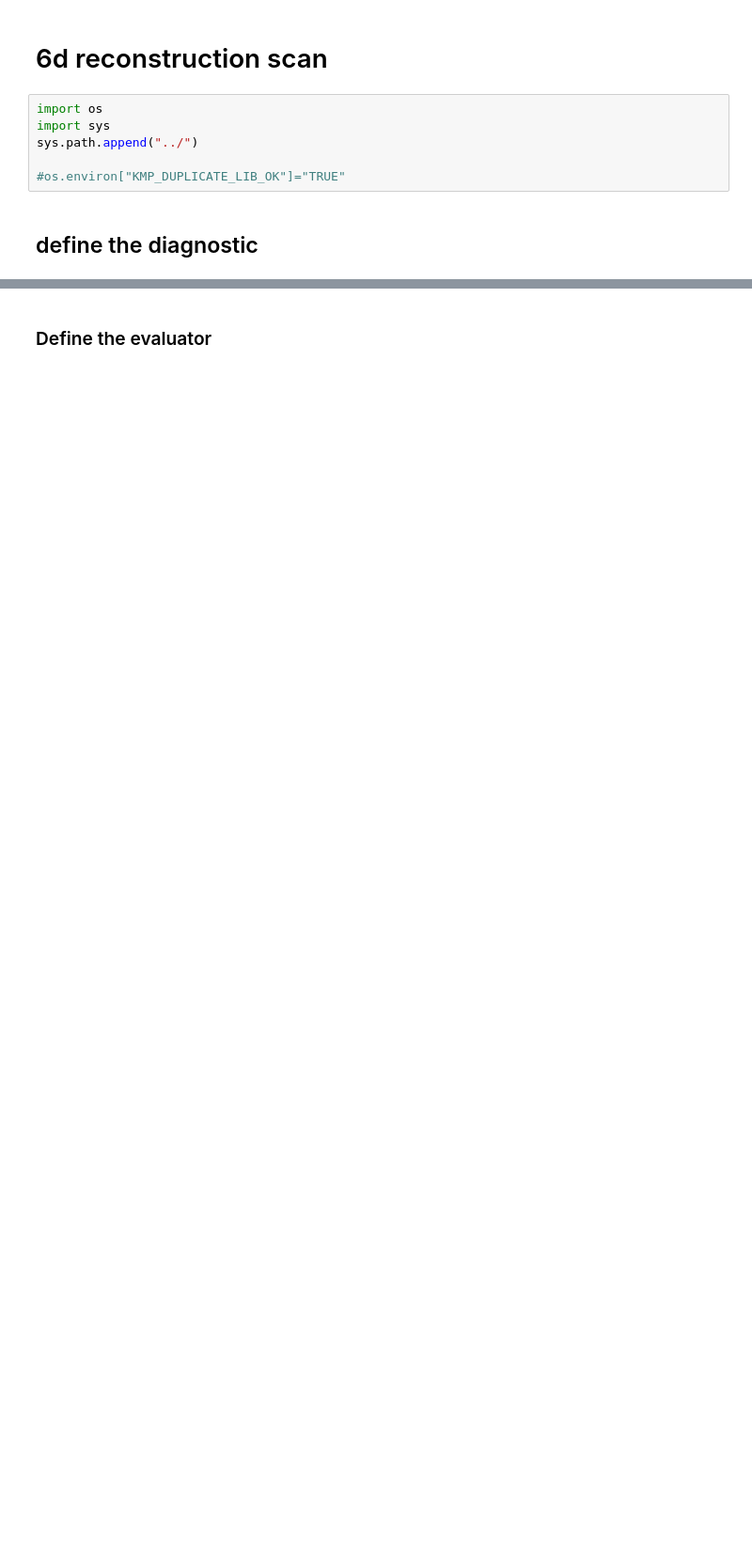
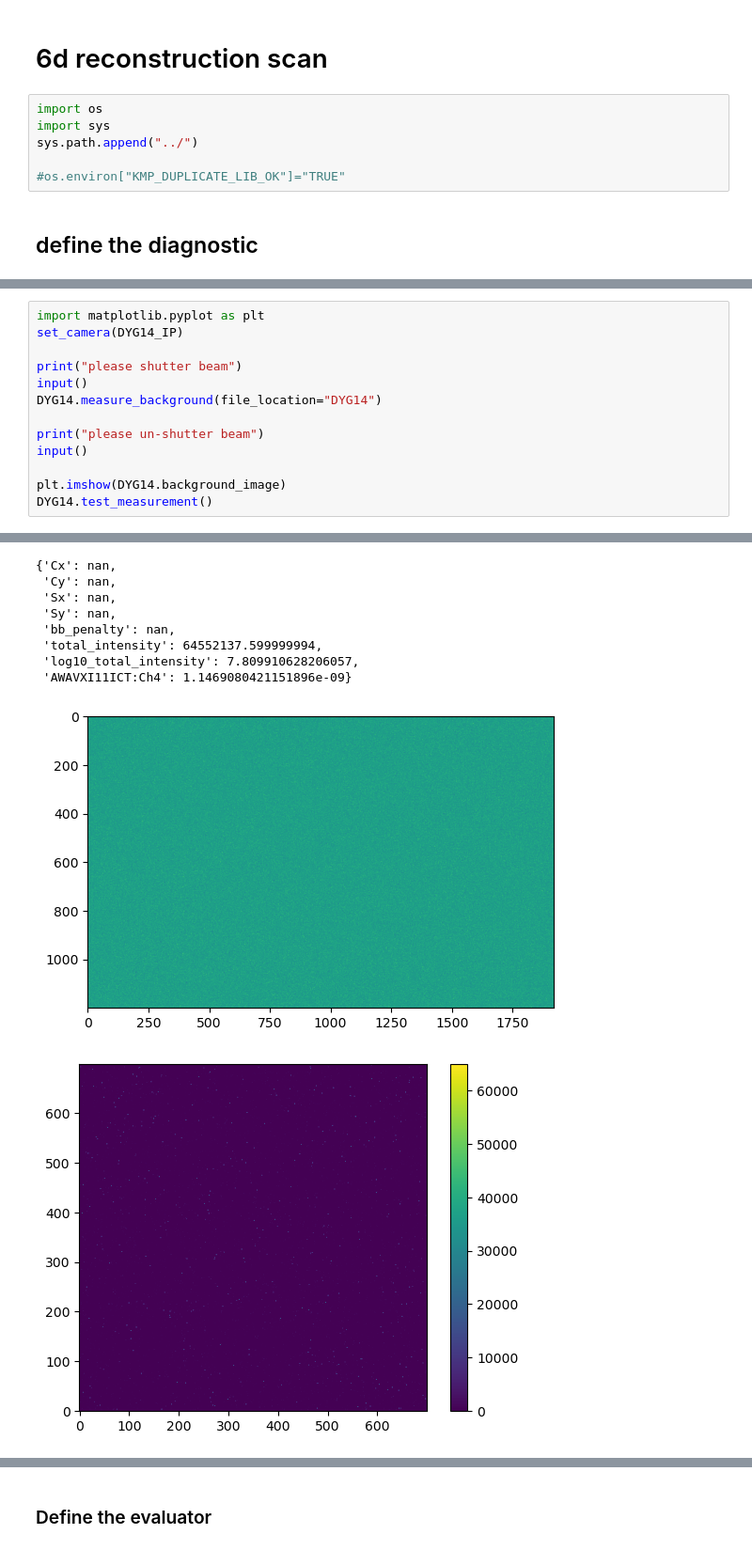
Before and after one commit to jp-ga/awa-badger, a Jupyter notebook: control_notebooks/6D_reconstruction_scan.ipynb, the cells around one changed output, grey strips where cells are left out. Shown at 94% size. Saved outputs shown, nothing was run; the diff lists cells and outputs as text; blank space fills up the shorter version.

```diff
--- a/control_notebooks/6D_reconstruction_scan.ipynb
+++ b/control_notebooks/6D_reconstruction_scan.ipynb
@@ -87,0 +75,14 @@ fitting image
+# %%
+import matplotlib.pyplot as plt
+set_camera(DYG14_IP)
+
+print("please shutter beam")
+input()
+DYG14.measure_background(file_location="DYG14")
+
+print("please un-shutter beam")
+input()
+
+plt.imshow(DYG14.background_image)
+DYG14.test_measurement()
+# %% [output]
@@ -87,0 +106,10 @@ fitting image
+{'Cx': nan,
+ 'Cy': nan,
+ 'Sx': nan,
+ 'Sy': nan,
+ 'bb_penalty': nan,
+ 'total_intensity': 64552137.599999994,
+ 'log10_total_intensity': 7.809910628206057,
+ 'AWAVXI11ICT:Ch4': 1.1469080421151896e-09}
+[figure, added]
+[figure, added]
```
Also changed, not shown: parts of 9 cells of this notebook, 11 other files.
